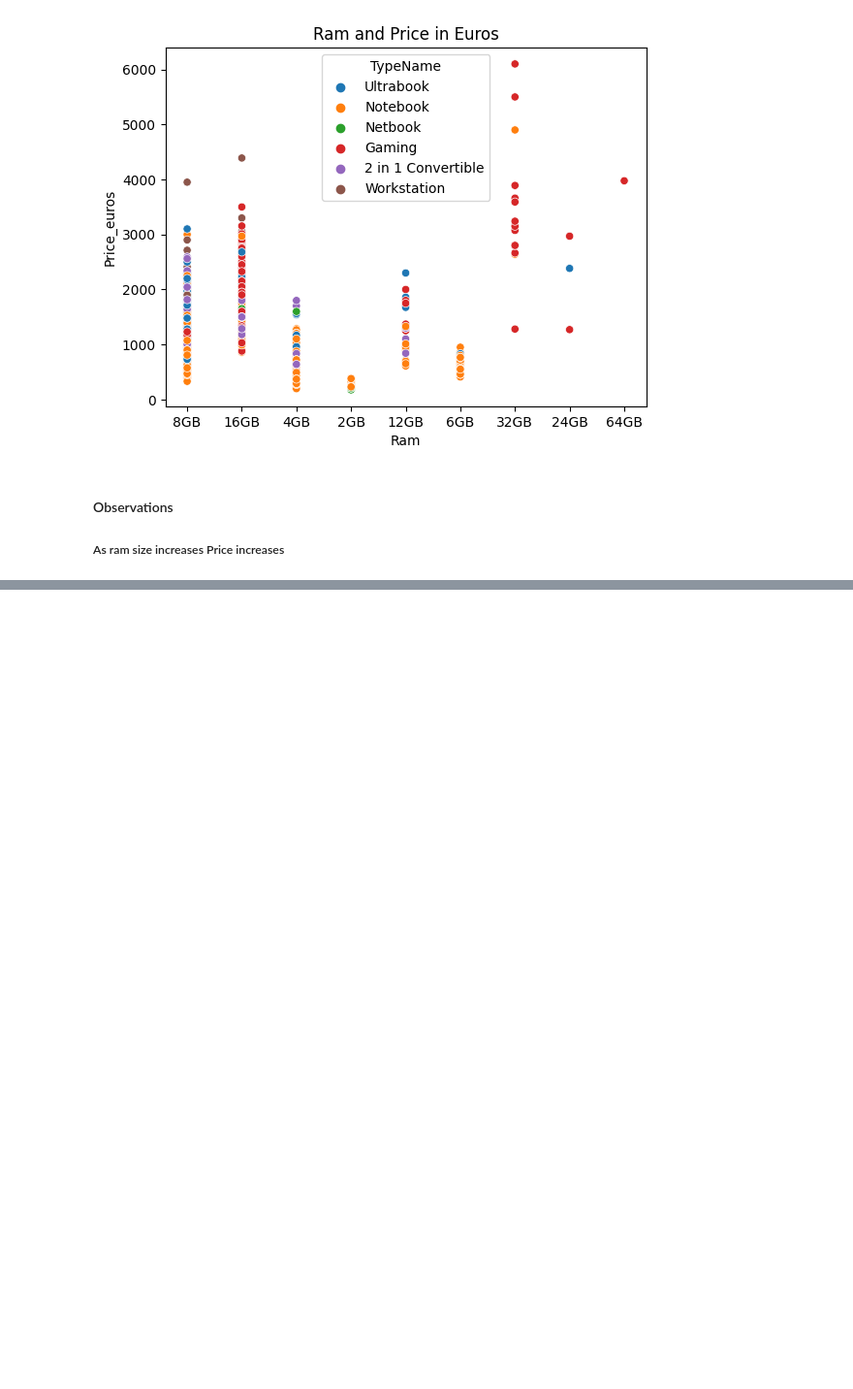
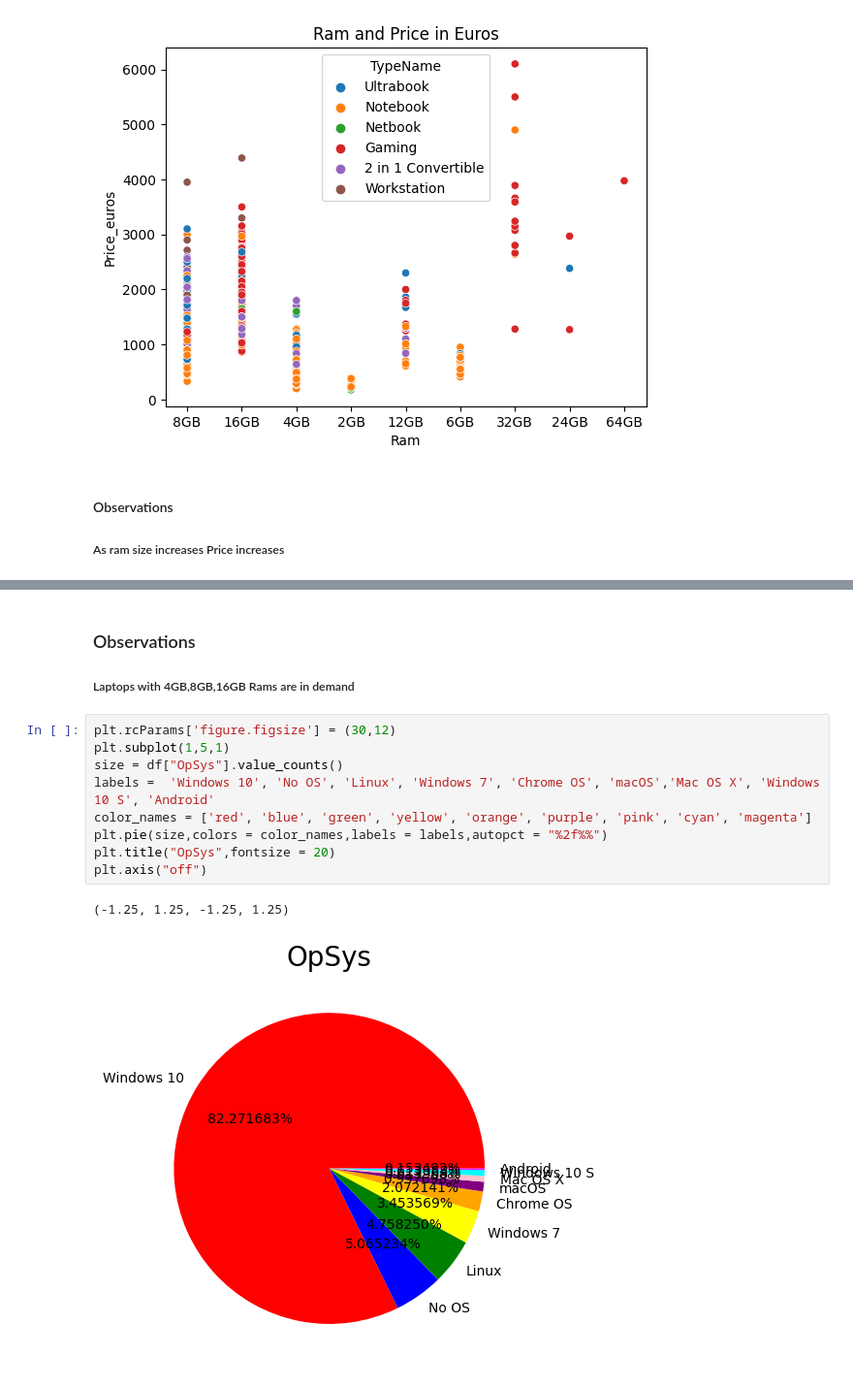
Before and after one commit to ravibalebilalu/practice_project, a Jupyter notebook: research/eda.ipynb, the cells around one changed output, grey strips where cells are left out. Shown at 97% size. Saved outputs shown, nothing was run; the diff lists cells and outputs as text; blank space fills up the shorter version.

```diff
--- a/research/eda.ipynb
+++ b/research/eda.ipynb
@@ -83,0 +96,15 @@ plt.show()
+# %% [markdown]
+<h3>Observations</h3>
+<h5> Laptops with 4GB,8GB,16GB Rams are in  demand</h5>
+# %%
+plt.rcParams['figure.figsize'] = (30,12)
+plt.subplot(1,5,1)
+size = df["OpSys"].value_counts()
+labels =  'Windows 10', 'No OS', 'Linux', 'Windows 7', 'Chrome OS', 'macOS','Mac OS X', 'Windows 10 S', 'Android'
+color_names = ['red', 'blue', 'green', 'yellow', 'orange', 'purple', 'pink', 'cyan', 'magenta']
+plt.pie(size,colors = color_names,labels = labels,autopct = "%2f%%")
+plt.title("OpSys",fontsize = 20)
+plt.axis("off")
+# %% [output]
+(-1.25, 1.25, -1.25, 1.25)
+[figure, added]
```
Also changed, not shown: parts of 4 cells of this notebook.
